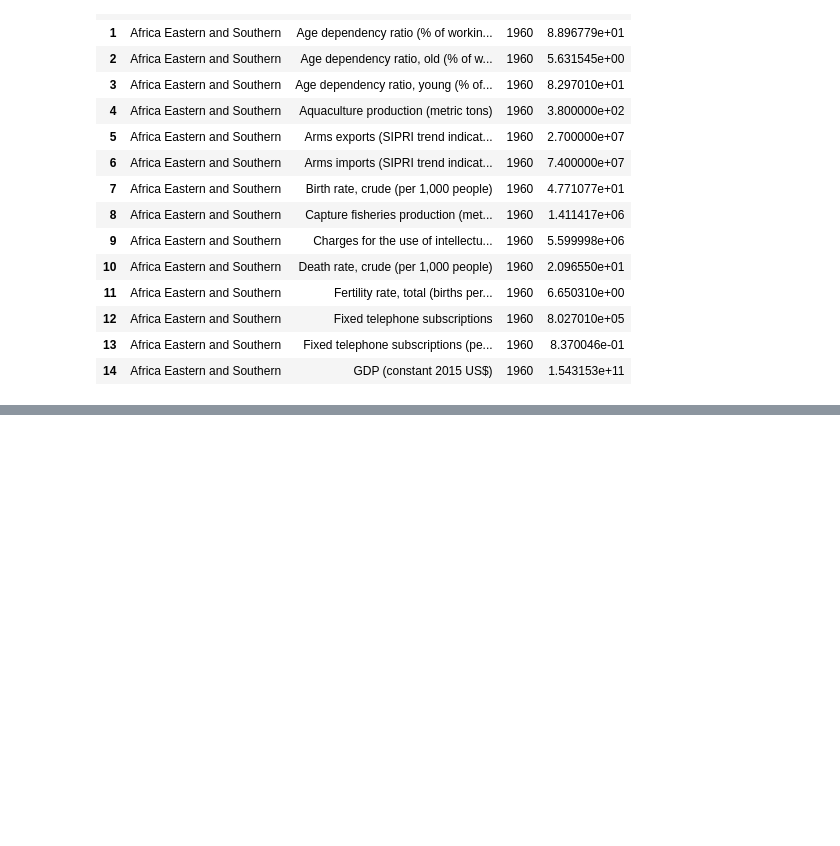
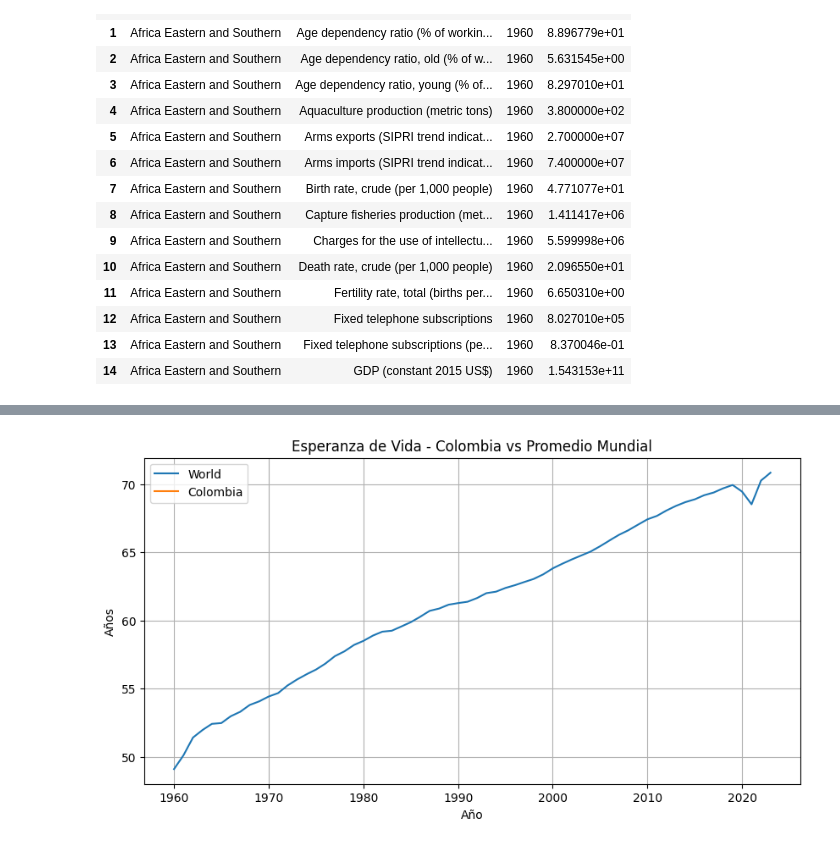
Before and after one commit to aglsystems-ragl/PROYECTO_WDI_ETL, a Jupyter notebook: notebooks/ETL_WDI.ipynb, the cells around one changed output, grey strips where cells are left out. Cells and saved outputs as stored; diff of their text form; code cells hidden in the pictures; blank space fills up the shorter version.

```diff
--- a/notebooks/ETL_WDI.ipynb
+++ b/notebooks/ETL_WDI.ipynb
@@ -1428,0 +969,43 @@ display(Image(ruta_modelo_estrella))
+# %%
+import matplotlib.pyplot as plt
+
+indicador = "Life expectancy at birth, total (years)"
+country_code = "COL"
+
+df_col = pd.read_sql(f"""
+SELECT
+  d.Year,
+  AVG(f.Value) AS avg_value
+FROM fact_wdi f
+JOIN dim_date d ON f.date_key = d.date_key
+JOIN dim_indicator i ON f.indicator_key = i.indicator_key
+JOIN dim_country c ON f.country_key = c.country_key
+WHERE i.indicator_name = "{indicador}"
+  AND c.country_code = "{country_code}"
+GROUP BY d.Year
+ORDER BY d.Year;
+""", engine)
+
+df_world = pd.read_sql(f"""
+SELECT
+  d.Year,
+  AVG(f.Value) AS avg_value
+FROM fact_wdi f
+JOIN dim_date d ON f.date_key = d.date_key
+JOIN dim_indicator i ON f.indicator_key = i.indicator_key
+WHERE i.indicator_name = "{indicador}"
+GROUP BY d.Year
+ORDER BY d.Year;
+""", engine)
+
+plt.figure(figsize=(10,5))
+plt.plot(df_world["Year"], df_world["avg_value"], label="World")
+plt.plot(df_col["Year"], df_col["avg_value"], label="Colombia")
+plt.title("Esperanza de Vida - Colombia vs Promedio Mundial")
+plt.xlabel("Año")
+plt.ylabel("Años")
+plt.grid(True)
+plt.legend()
+plt.show()
+# %% [output]
+[figure, added]
```
Also changed, not shown: parts of 58 cells of this notebook.
